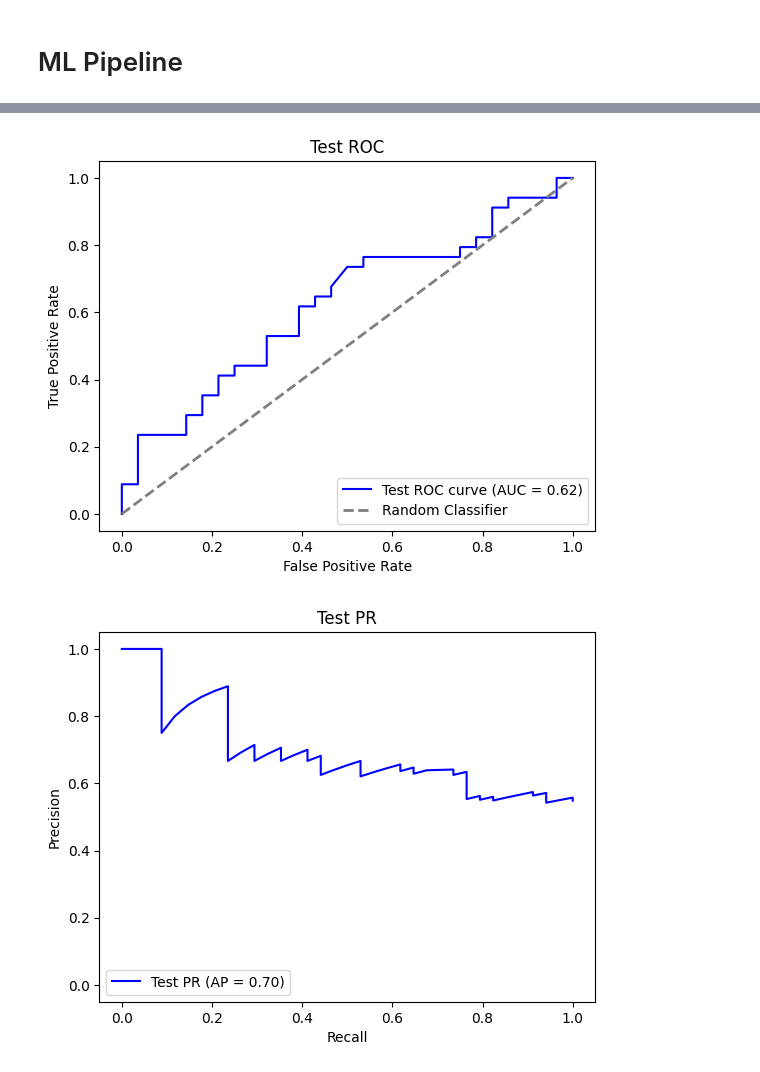
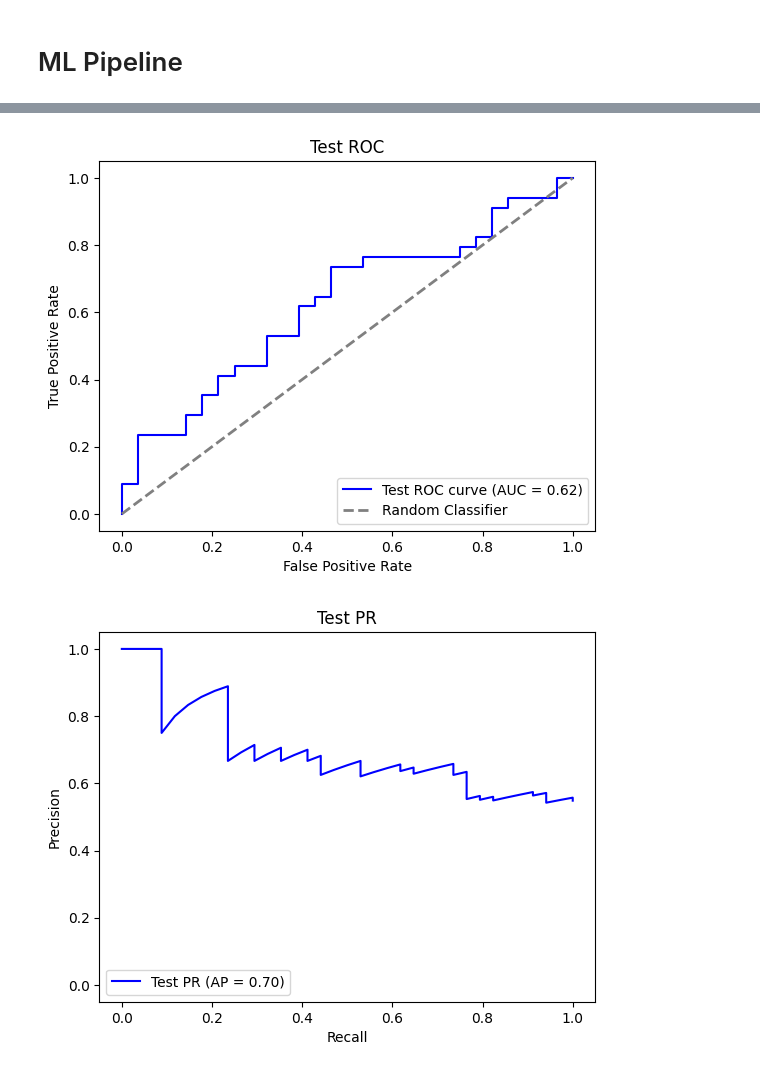
Before and after one commit to armankhoshnevis/Anxiety_Detection, a Jupyter notebook: SVC_Pipeline_Preliminary.ipynb, the cells around one changed output, grey strips where cells are left out. Saved outputs shown, nothing was run; the diff lists cells and outputs as text; code cells hidden in the pictures.

Commit message:
Replace predict_proba by decision_function

```diff
--- a/SVC_Pipeline_Preliminary.ipynb
+++ b/SVC_Pipeline_Preliminary.ipynb
@@ -85,7 +85,7 @@ def IQR_OutlierDetection(X, lower_quantile=0.025, upper_quantile=0.975):
 pipeline = ImbPipeline([
     ("yjpt", PowerTransformer(method='yeo-johnson', standardize=True)),
     ("oversampling", SMOTE(random_state=42)),
-    ("clf", SVC(kernel="rbf", probability=True, random_state=42))
+    ("clf", SVC(kernel="rbf", probability=False, random_state=42))
 ])
 
 # Define the parameter grid
@@ -146,8 +146,8 @@ for params in param_combinations:
         balanced_accuracy_scores.append(balanced_accuracy_score(y_fold_val, y_fold_pred))
 
         # Compute AUC
-        y_fold_proba = pipeline.predict_proba(X_fold_val)[:, 1]  # Probability estimates for the positive class
-        fpr, tpr, _ = roc_curve(y_fold_val, y_fold_proba)
+        y_fold_scores = pipeline.decision_function(X_fold_val)  # Signed distance to the hyperplane
+        fpr, tpr, _ = roc_curve(y_fold_val, y_fold_scores)
         auc_score = auc(fpr, tpr)
         aucs.append(auc_score)
 
@@ -158,7 +158,7 @@ for params in param_combinations:
         fprs.append(fpr)
 
         # Compute Precision-Recall curve
-        precision, recall, _ = precision_recall_curve(y_fold_val, y_fold_proba)
+        precision, recall, _ = precision_recall_curve(y_fold_val, y_fold_scores)
 
         interpolated_precision = np.interp(mean_recall, recall[::-1], precision[::-1])  # Reverse order of recall and precision to align with mean_recall
         interpolated_precisions.append(interpolated_precision)
@@ -258,49 +258,49 @@ y_train_inliers = y_train[train_inliers]
 pipeline.fit(X_train_inliers, y_train_inliers)
 
 y_test_pred = pipeline.predict(X_test)
-y_test_proba = pipeline.predict_proba(X_test)[:, 1]
+y_test_scores = pipeline.decision_function(X_test)
 test_f1 = f1_score(y_test, y_test_pred, average='binary')
 test_precision = precision_score(y_test, y_test_pred, average='binary', zero_division=0)
 test_recall = recall_score(y_test, y_test_pred, average='binary', zero_division=0)
 test_specificity = recall_score(y_test, y_test_pred, average='binary', zero_division=0, pos_label=0)
 test_balanced_accuracy = balanced_accuracy_score(y_test, y_test_pred)
-test_ap = average_precision_score(y_test, y_test_proba)
+test_ap = average_precision_score(y_test, y_test_scores)
 
-fpr, tpr, _ = roc_curve(y_test, y_test_proba)
+fpr, tpr, _ = roc_curve(y_test, y_test_scores)
 test_auc = auc(fpr, tpr)
 plt.plot(fpr, tpr, color='b', label='Test ROC curve (AUC = {:.2f})'.format(test_auc))
 plt.plot([0, 1], [0, 1], color='gray', linestyle='--', lw=2, label='Random Classifier')
 plt.xlim([-0.05, 1.05])
 plt.ylim([-0.05, 1.05])
 plt.xlabel('False Positive Rate')
 plt.ylabel('True Positive Rate')
 plt.title('Test ROC')
 plt.legend(loc='lower right')
 plt.show()
 
-precision, recall, _ = precision_recall_curve(y_test, y_test_proba)
+precision, recall, _ = precision_recall_curve(y_test, y_test_scores)
 plt.plot(recall, precision, color='b', label='Test PR (AP = {:.2f})'.format(test_ap))
 plt.xlim([-0.05, 1.05])
 plt.ylim([-0.05, 1.05])
 plt.xlabel('Recall')
 plt.ylabel('Precision')
 plt.title('Test PR')
 plt.legend(loc='lower left')
 plt.show()
 
 print("************ Test Results ************")
 print(f"F1 Score: {test_f1:.2f}")
 print(f"Precision Score: {test_precision:.2f}")
 print(f"Recall Score: {test_recall:.2f}")
 print(f"Specificity: {test_specificity:.2f}")
 print(f"Balanced Accuracy Score: {test_balanced_accuracy:.2f}")
 print(f"AUC: {test_auc:.2f}")
 print(f"AP: {test_ap:.2f}")
 print("Confusion Matrix:\n", confusion_matrix(y_test, y_test_pred))
 print("Classification Report:\n", classification_report(y_test, y_test_pred, zero_division=0))
 # %% [output]
-[figure, old version]
+[figure, new version]
-[figure, old version]
+[figure, new version]
 ************ Test Results ************
 F1 Score: 0.68
 Precision Score: 0.65
```
Also changed, not shown: parts of 2 cells of this notebook, 1 other file.
